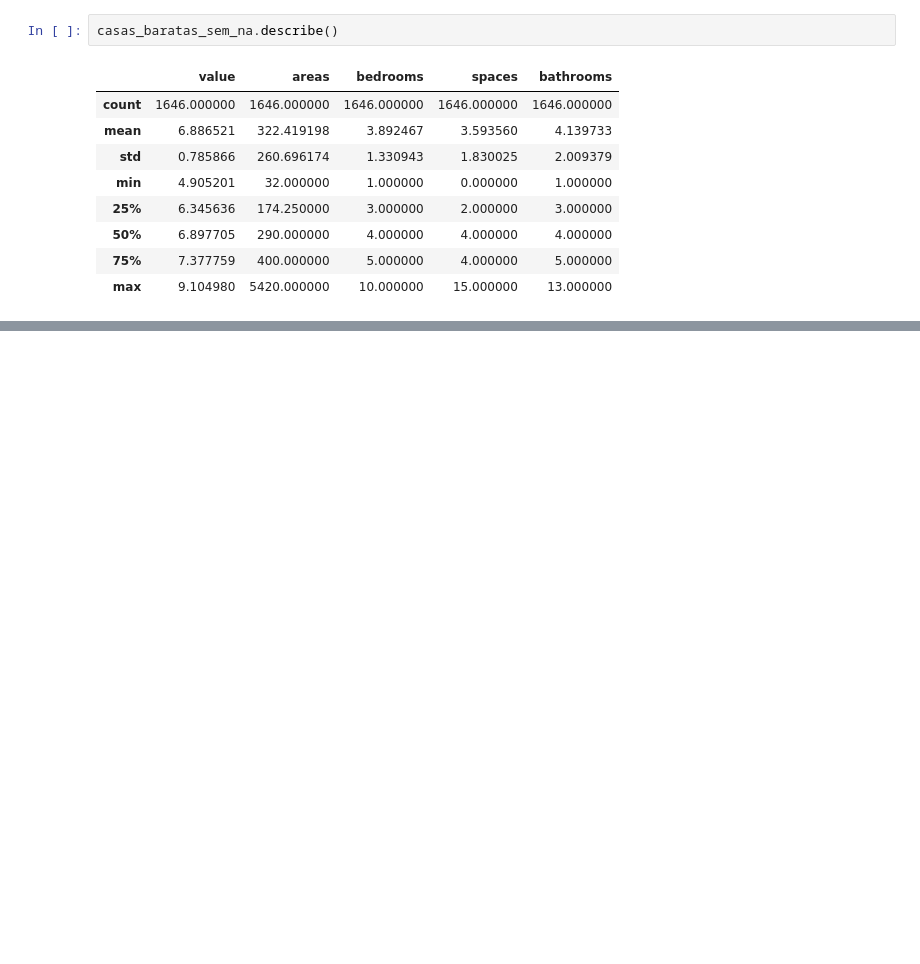
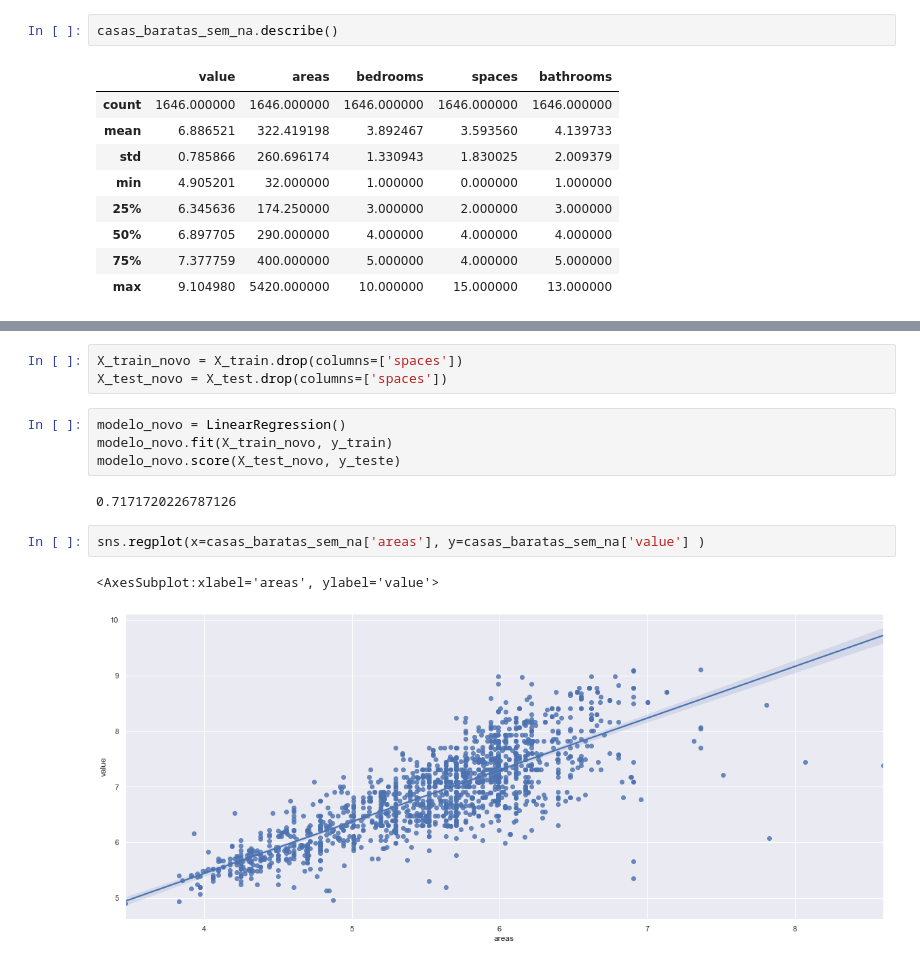
Before and after one commit to zoiosa/L.regression, a Jupyter notebook: Regressão.ipynb, the cells around one changed output, grey strips where cells are left out. Saved outputs shown, nothing was run; the diff lists cells and outputs as text; blank space fills up the shorter version.

Commit message:
ajustando features
usando p-value para escolher melhores features

```diff
--- a/Regressão.ipynb
+++ b/Regressão.ipynb
@@ -159,0 +212,14 @@ modelo.score(X_test, y_teste)
+# %%
+X_train_novo = X_train.drop(columns=['spaces'])
+X_test_novo = X_test.drop(columns=['spaces'])
+# %%
+modelo_novo = LinearRegression()
+modelo_novo.fit(X_train_novo, y_train)
+modelo_novo.score(X_test_novo, y_teste)
+# %% [output]
+0.7171720226787126
+# %%
+sns.regplot(x=casas_baratas_sem_na['areas'], y=casas_baratas_sem_na['value'] )
+# %% [output]
+<AxesSubplot:xlabel='areas', ylabel='value'>
+[figure, added]
```
Also changed, not shown: parts of 22 cells of this notebook.
